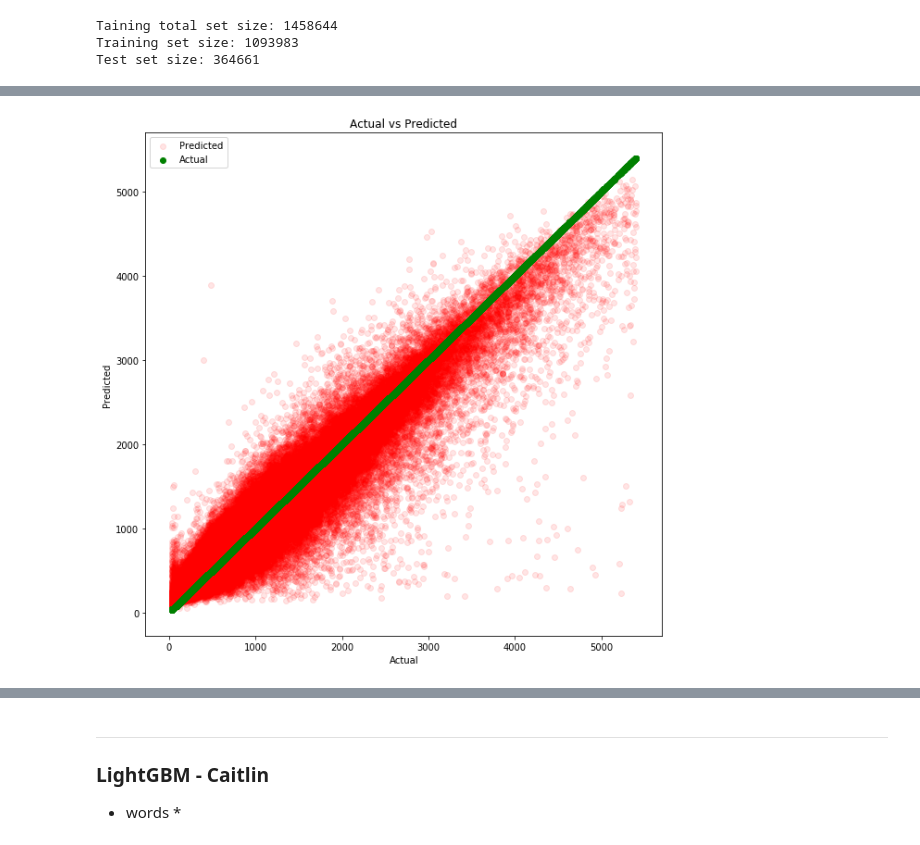
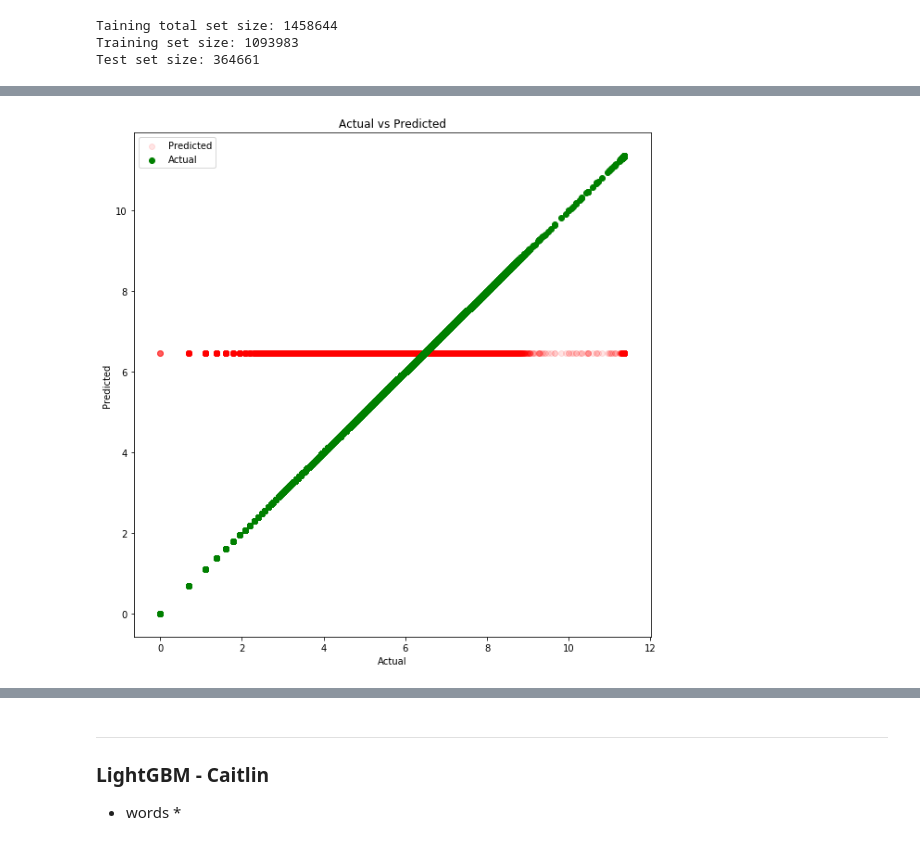
Before and after one commit to Xethagona/Taxi-Coursework, a Jupyter notebook: NYTD.ipynb, the cells around one changed output, grey strips where cells are left out. Cells and saved outputs as stored; diff of their text form; code cells hidden in the pictures.

```diff
--- a/NYTD.ipynb
+++ b/NYTD.ipynb
@@ -1967,7 +1972,7 @@ print(rms)
-# %%
-plotAccuracy(y_test_rf, pred)
-# %% [output]
-[figure, removed]
+# %%
+plotAccuracy(y_test, y_pred)
+# %% [output]
+[figure, added]
 # %%
 y_test = y_test.values
 # %%
```
Also changed, not shown: parts of 6 cells of this notebook.
